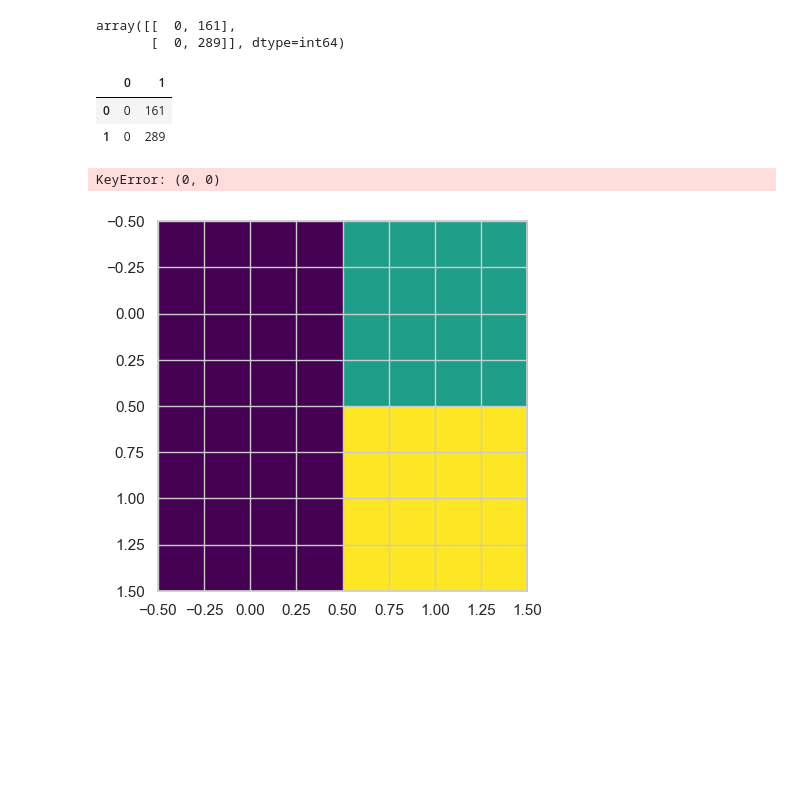
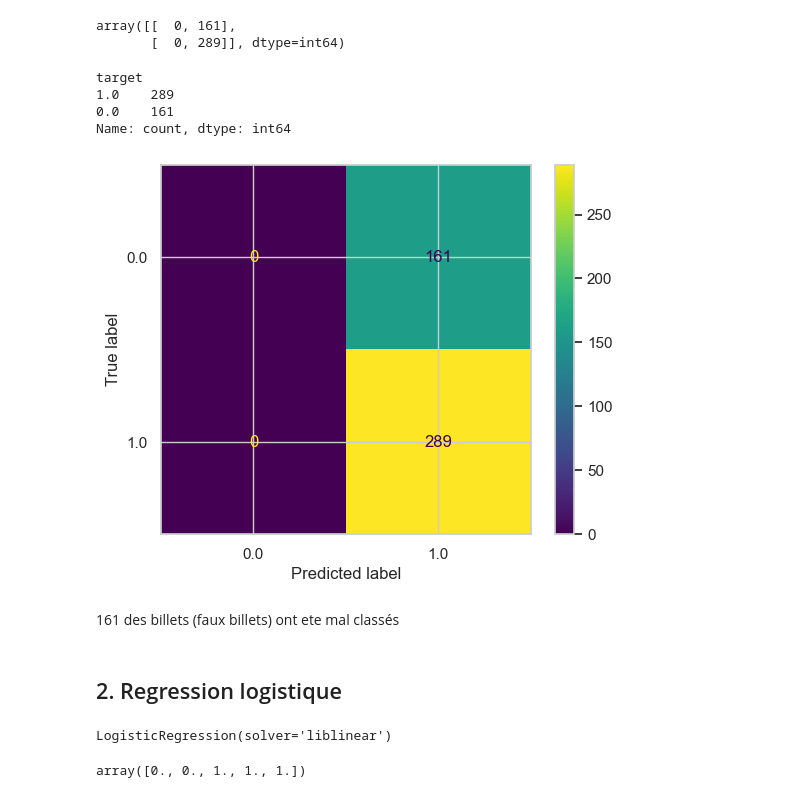
Before and after one commit to Nada-Lahbib/Project_10_Detection_des_faux_billets_avec_Python, a Jupyter notebook: notebooks/LAHBIB_Nada_1_notebook_022024.ipynb, the cells around one changed output. Saved outputs shown, nothing was run; the diff lists cells and outputs as text; code cells hidden in the pictures; blank space fills up the shorter version.

Commit message:
Logistic regression

```diff
--- a/notebooks/LAHBIB_Nada_1_notebook_022024.ipynb
+++ b/notebooks/LAHBIB_Nada_1_notebook_022024.ipynb
@@ -646,8 +645,8 @@ Le DataFrame train_X est de la forme (450, 6) et train_y est de la forme (450,).
 # %% [markdown]
 2.5.1 Dummy clussifier
 # %%
-estimator= DummyClassifier(strategy="most_frequent")
-estimator.fit(train_X, train_y)
+estimator_1= DummyClassifier(strategy="most_frequent")
+estimator_1.fit(train_X, train_y)
 # %% [output]
 DummyClassifier(strategy='most_frequent')
 # %%
@@ -741,8 +747,8 @@ print(f"le score de train est {tr_score}, et de test est {te_score}")
 # %% [output]
 le score de train est 0.6771428571428572, et de test est 0.6422222222222222
 # %%
-y_pred = estimator.predict(test_X)
-y_pred
+y_pred_1 = estimator_1.predict(test_X)
+y_pred_1
 # %% [output]
 array([1., 1., 1., 1., 1., 1., 1., 1., 1., 1., 1., 1., 1., 1., 1., 1., 1.,
        1., 1., 1., 1., 1., 1., 1., 1., 1., 1., 1., 1., 1., 1., 1., 1., 1.,
@@ -786,24 +792,26 @@ array([0., 0., 1., 1., 1., 1., 0., 1., 0., 1., 1., 0., 1., 0., 1., 0., 0.,
 # %% [output]
 0.6422222222222222
 # %%
-mat=confusion_matrix(test_y, y_pred)
+mat=confusion_matrix(test_y, y_pred_1, labels=estimator_1.classes_)
 mat
 # %% [output]
 array([[  0, 161],
        [  0, 289]], dtype=int64)
-# %%
-mat=pd.DataFrame(mat)
-mat
-# %% [output]
-|  | 0 | 1 |
-| 0 | 0 | 161 |
-| 1 | 0 | 289 |
+# %%
+test_y.value_counts()
+# %% [output]
+target
+1.0    289
+0.0    161
+Name: count, dtype: int64
 # %%
 from sklearn.metrics import ConfusionMatrixDisplay, confusion_matrix
-
-
-
-cm_display = ConfusionMatrixDisplay(mat).plot()
+disp = ConfusionMatrixDisplay(confusion_matrix=mat, display_labels= estimator_1.classes_)
+disp.plot()
+plt.show()
 # %% [output]
-KeyError: (0, 0)
-[figure, old version]
+[figure, new version]
+# %% [markdown]
+161 des billets (faux billets) ont ete mal classés
+# %% [markdown]
+## 2. Regression logistique
@@ -809,0 +820,9 @@ KeyError: (0, 0)
+# %%
+estimator_2.fit(train_X, train_y)
+# %% [output]
+LogisticRegression(solver='liblinear')
+# %%
+y_pred_2=estimator_2.predict(test_X)
+y_pred_2[:5]
+# %% [output]
+array([0., 0., 1., 1., 1.])
```
Also changed, not shown: parts of 48 cells of this notebook.
